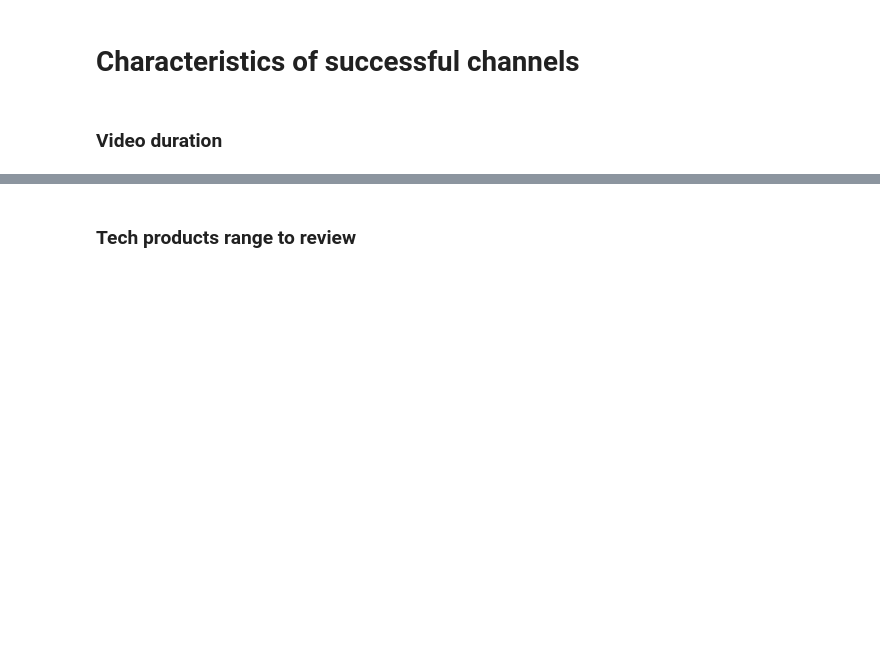
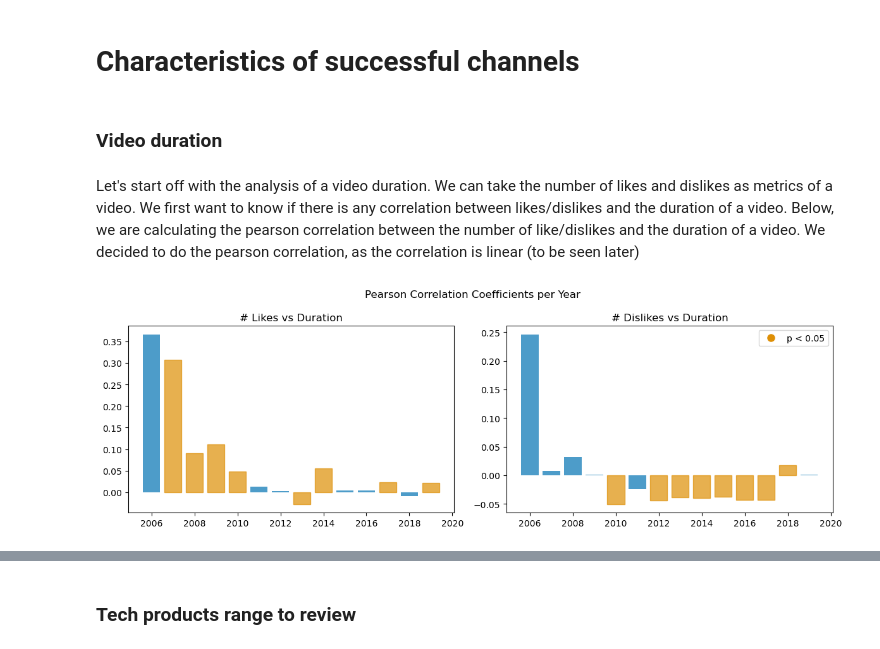
Before and after one commit to epfl-ada/ada-2023-project-datasquad2023, a Jupyter notebook: milestone_2.ipynb, the cells around one changed output, grey strips where cells are left out. Drawn from its saved outputs; the diff is of its cells as text; code cells hidden in the pictures; blank space fills up the shorter version.

```diff
--- a/milestone_2.ipynb
+++ b/milestone_2.ipynb
@@ -227,3 +207,5 @@ df_tech_review_mt = pd.read_csv(PATH_YT_TECH_CHANNELS_METADATA, sep="\t", compre
 # Characteristics of successful channels
 # %% [markdown]
 ### Video duration
+# %% [markdown]
+Let's start off with the analysis of a video duration. We can take the number of likes and dislikes as metrics of a video. We first want to know if there is any correlation between likes/dislikes and the duration of a video. Below, we are calculating the pearson correlation between the number of like/dislikes and the duration of a video. We decided to do the pearson correlation, as the correlation is linear (to be seen later)
@@ -229,0 +239,28 @@ df_tech_review_mt = pd.read_csv(PATH_YT_TECH_CHANNELS_METADATA, sep="\t", compre
+# %%
+colors = sns.color_palette("colorblind",2)
+fig, axs = plt.subplots(nrows=1, ncols=2, figsize=(12, 4))
+
+# Create a bar plot for Pearson correlation coefficients
+bar_like = axs[0].bar(df_corrs_pearson_like.index, df_corrs_pearson_like["pearson_corr"], color=colors[0], alpha=0.7)
+bar_dislike = axs[1].bar(df_corrs_pearson_dislike.index, df_corrs_pearson_dislike["pearson_corr"], color=colors[0], alpha=0.7)
+
+# Highlight bars where p-values are less than 0.05
+for bar, p_value in zip(bar_like, df_corrs_pearson_like["p_value"]):
+    if p_value < 0.05:
+        bar.set_color(colors[1])
+for bar, p_value in zip(bar_dislike, df_corrs_pearson_dislike["p_value"]):
+    if p_value < 0.05:
+        bar.set_color(colors[1])
+
+# Set labels and title
+axs[0].set_title('# Likes vs Duration')
+axs[1].set_title('# Dislikes vs Duration')
+
+# Display a legend indicating significance
+plt.legend(handles=[plt.Line2D([0], [0], marker='o', color='w', markerfacecolor=colors[1], markersize=10, label='p < 0.05')],
+           loc='upper right')
+plt.suptitle('Pearson Correlation Coefficients per Year')
+plt.tight_layout()
+plt.show()
+# %% [output]
+[figure, added]
```
Also changed, not shown: parts of 41 cells of this notebook, 7 other files.
